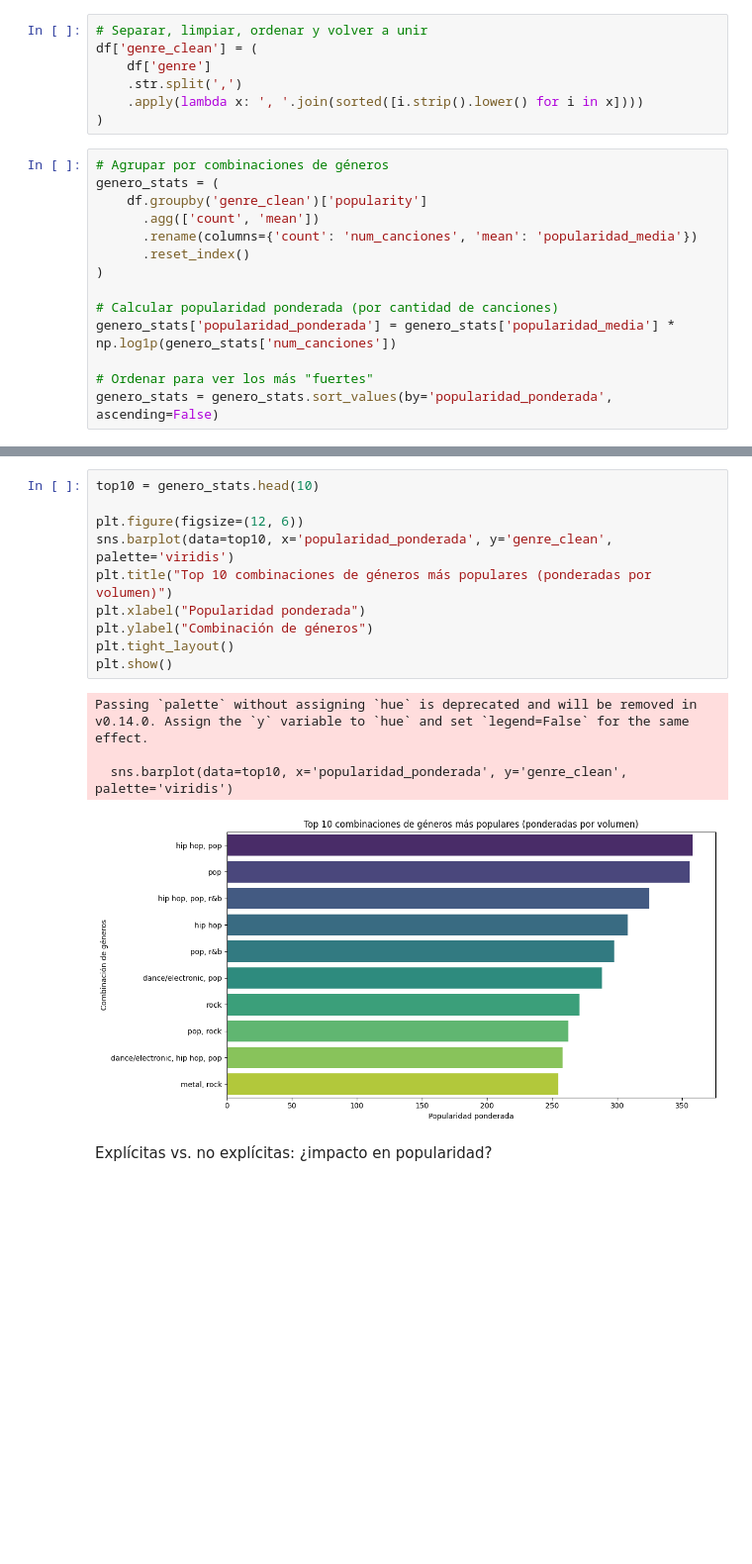
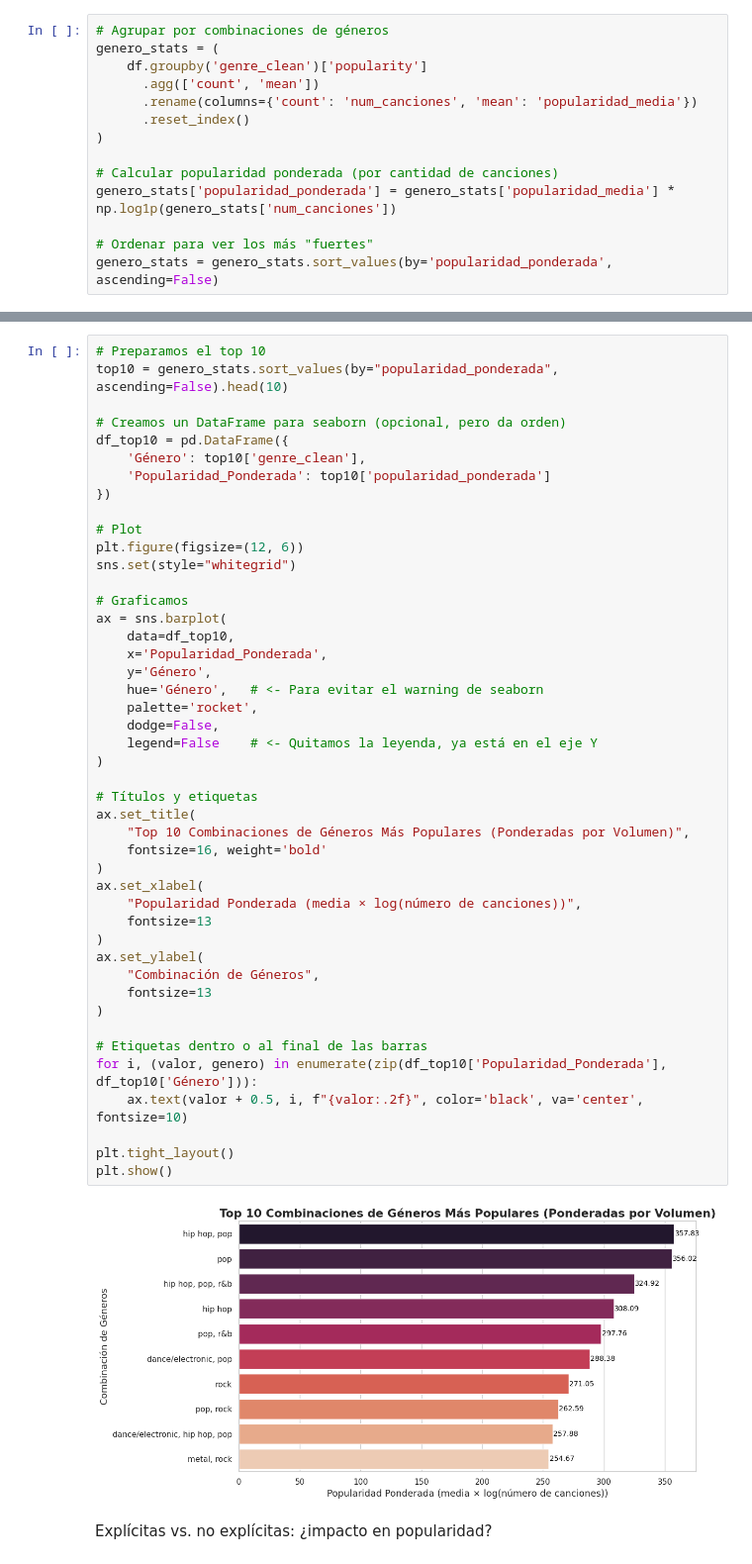
Before and after one commit to jpsicilia/spotify_analysis, a Jupyter notebook: spotify_analisis.ipynb, the cells around one changed output, grey strips where cells are left out. Shown: that part at 99% size. Saved outputs shown, nothing was run; the diff lists cells and outputs as text; blank space fills up the shorter version.

```diff
--- a/spotify_analisis.ipynb
+++ b/spotify_analisis.ipynb
@@ -81,10 +172,3 @@ df['genre'] = df['genre'].replace('set()', 'desconocido')
-# %%
-# Separar, limpiar, ordenar y volver a unir
-df['genre_clean'] = (
-    df['genre']
-    .str.split(',')
-    .apply(lambda x: ', '.join(sorted([i.strip().lower() for i in x])))
-)
 # %%
 # Agrupar por combinaciones de géneros
 genero_stats = (
@@ -113,20 +197,52 @@ genero_stats.head(10)
 | 46 | pop, rock | 65 | 62.676923 | 262.594668 |
 | 12 | dance/electronic, hip hop, pop | 75 | 59.546667 | 257.880735 |
 | 43 | metal, rock | 36 | 70.527778 | 254.670016 |
-# %%
-top10 = genero_stats.head(10)
-
-plt.figure(figsize=(12, 6))
-sns.barplot(data=top10, x='popularidad_ponderada', y='genre_clean', palette='viridis')
-plt.title("Top 10 combinaciones de géneros más populares (ponderadas por volumen)")
-plt.xlabel("Popularidad ponderada")
-plt.ylabel("Combinación de géneros")
-plt.tight_layout()
-plt.show()
-# %% [output]
-Passing `palette` without assigning `hue` is deprecated and will be removed in v0.14.0. Assign the `y` variable to `hue` and set `legend=False` for the same effect.
-
-  sns.barplot(data=top10, x='popularidad_ponderada', y='genre_clean', palette='viridis')
-[figure, removed]
+# %%
+# Preparamos el top 10
+top10 = genero_stats.sort_values(by="popularidad_ponderada", ascending=False).head(10)
+
+# Creamos un DataFrame para seaborn (opcional, pero da orden)
+df_top10 = pd.DataFrame({
+    'Género': top10['genre_clean'],
+    'Popularidad_Ponderada': top10['popularidad_ponderada']
+})
+
+# Plot
+plt.figure(figsize=(12, 6))
+sns.set(style="whitegrid")
+
+# Graficamos
+ax = sns.barplot(
+    data=df_top10,
+    x='Popularidad_Ponderada',
+    y='Género',
+    hue='Género',   # <- Para evitar el warning de seaborn
+    palette='rocket',
+    dodge=False,
+    legend=False    # <- Quitamos la leyenda, ya está en el eje Y
+)
+
+# Títulos y etiquetas
+ax.set_title(
+    "Top 10 Combinaciones de Géneros Más Populares (Ponderadas por Volumen)",
+    fontsize=16, weight='bold'
+)
+ax.set_xlabel(
+    "Popularidad Ponderada (media × log(número de canciones))",
+    fontsize=13
+)
+ax.set_ylabel(
+    "Combinación de Géneros",
+    fontsize=13
+)
+
+# Etiquetas dentro o al final de las barras
+for i, (valor, genero) in enumerate(zip(df_top10['Popularidad_Ponderada'], df_top10['Género'])):
+    ax.text(valor + 0.5, i, f"{valor:.2f}", color='black', va='center', fontsize=10)
+
+plt.tight_layout()
+plt.show()
+# %% [output]
+[figure, added]
 # %% [markdown]
 Explícitas vs. no explícitas: ¿impacto en popularidad?
```
Also changed, not shown: parts of 31 cells of this notebook.
